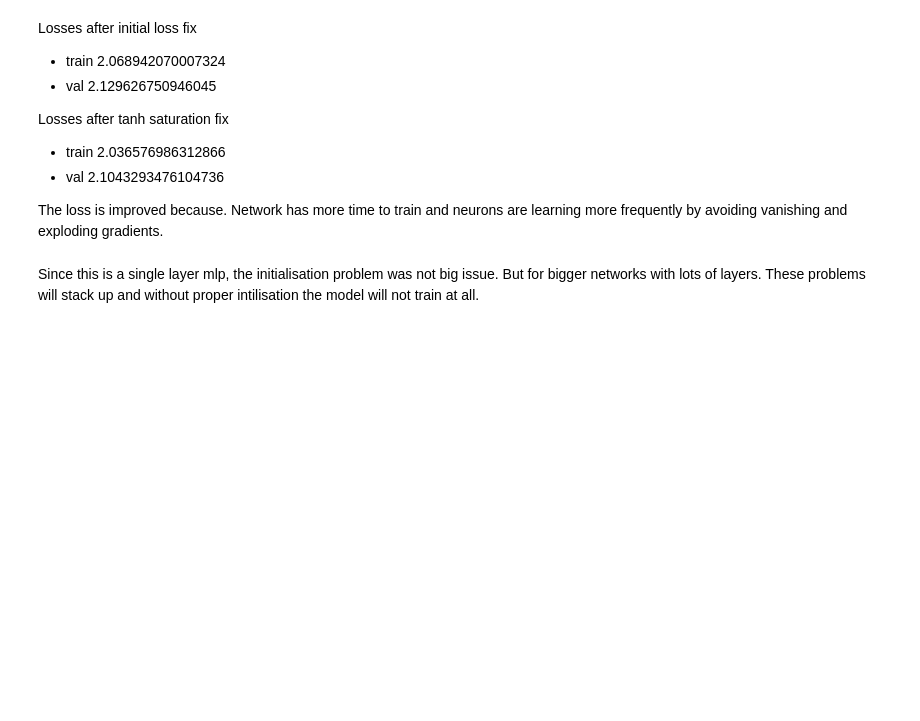
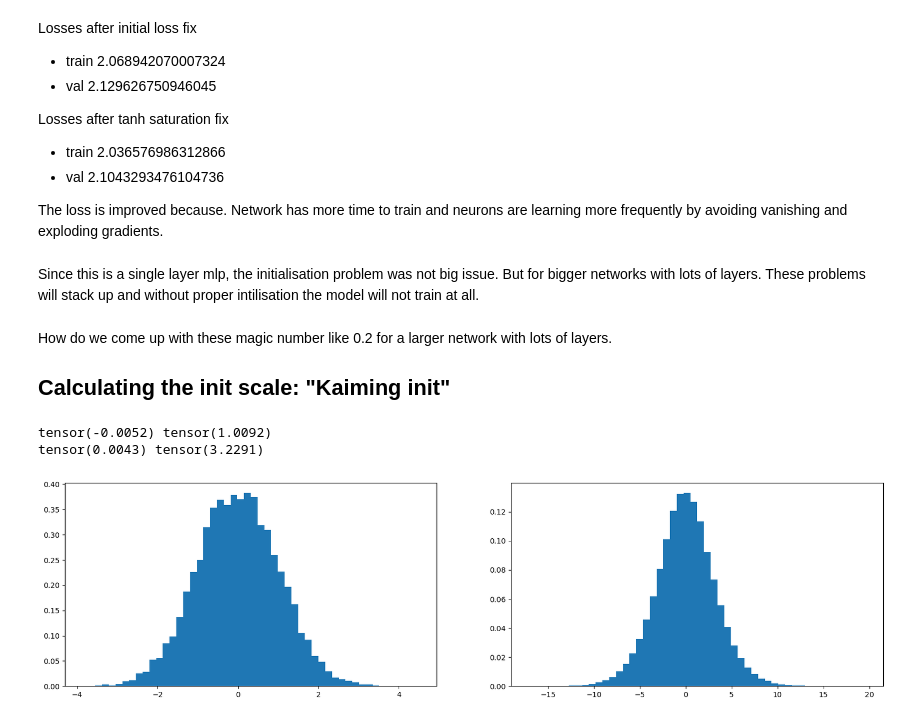
Before and after one commit to JpChii/makemore, a Jupyter notebook: 4-activations, gradients, batchnorm.ipynb, the cells around one changed output. Saved outputs shown, nothing was run; the diff lists cells and outputs as text; code cells hidden in the pictures; blank space fills up the shorter version.

Commit message:
added kaiming init

```diff
--- a/4-activations, gradients, batchnorm.ipynb
+++ b/4-activations, gradients, batchnorm.ipynb
@@ -812,3 +812,22 @@ The loss is improved because. Network has more time to train and neurons are lea
 # %% [markdown]
 Since this is a single layer mlp, the initialisation problem was not big issue. But for bigger networks with lots of layers.
 These problems will stack up and without proper intilisation the model will not train at all.
+# %% [markdown]
+How do we come up with these magic number like 0.2 for a larger network with lots of layers.
+
+## Calculating the init scale: "Kaiming init"
+# %%
+x = torch.randn(1000, 10)
+w = torch.randn(10, 200)
+y = x @ w
+print(x.mean(), x.std())
+print(y.mean(), y.std())
+plt.figure(figsize=(20, 5))
+plt.subplot(121)
+plt.hist(x.view(-1).tolist(), 50, density=True);
+plt.subplot(122)
+plt.hist(y.view(-1).tolist(), 50, density=True);
+# %% [output]
+tensor(-0.0052) tensor(1.0092)
+tensor(0.0043) tensor(3.2291)
+[figure, added]
```
Also changed, not shown: parts of 17 cells of this notebook.
